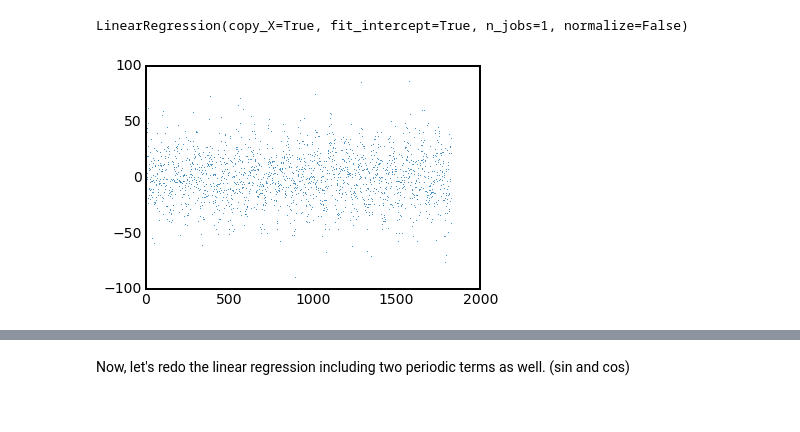
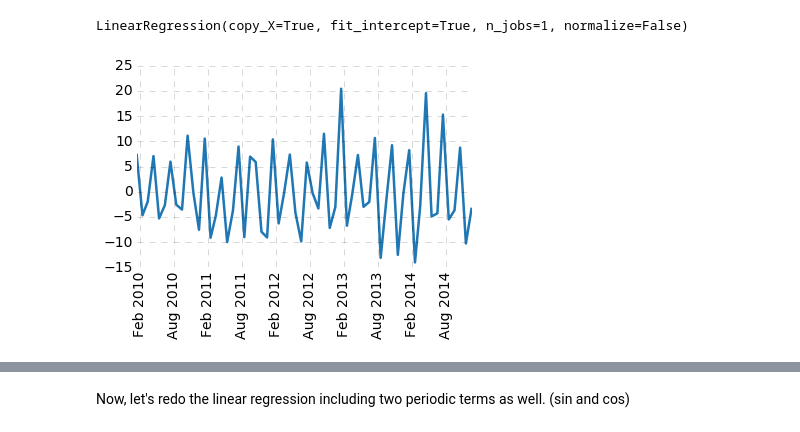
Before and after one commit to richardjcool/CodingTutorials, a Jupyter notebook: InterviewPrep/OI/Car Count Explore.ipynb, the cells around one changed output, grey strips where cells are left out. Saved outputs shown, nothing was run; the diff lists cells and outputs as text; code cells hidden in the pictures.

```diff
--- a/InterviewPrep/OI/Car Count Explore.ipynb
+++ b/InterviewPrep/OI/Car Count Explore.ipynb
@@ -111,8 +108,15 @@ model = LinearRegression()
 model.fit(X, df['car.count'])
 # %% [output]
 LinearRegression(copy_X=True, fit_intercept=True, n_jobs=1, normalize=False)
-# %%
-plt.plot(day, df['car.count']-model.predict(X), '.', markersize=2)
-y = df['car.count']-model.predict(X)
-# %% [output]
-[figure, removed]
+# %%
+df['residuals'] = df['car.count'] - model.predict(X)
+
+groupby_month = df.groupby([df['date'].dt.year, df['date'].dt.month])
+date = [datetime.datetime(x[0], x[1], 15, 0, 0, 0) for x,_ in groupby_month]
+mean_resid = groupby_month['residuals'].mean().values
+
+fig, ax = plt.subplots()
+plt.plot(date, mean_resid)
+fig.autofmt_xdate(rotation=90, ha='center')
+# %% [output]
+[figure, added]
```
Also changed, not shown: parts of 17 cells of this notebook.
